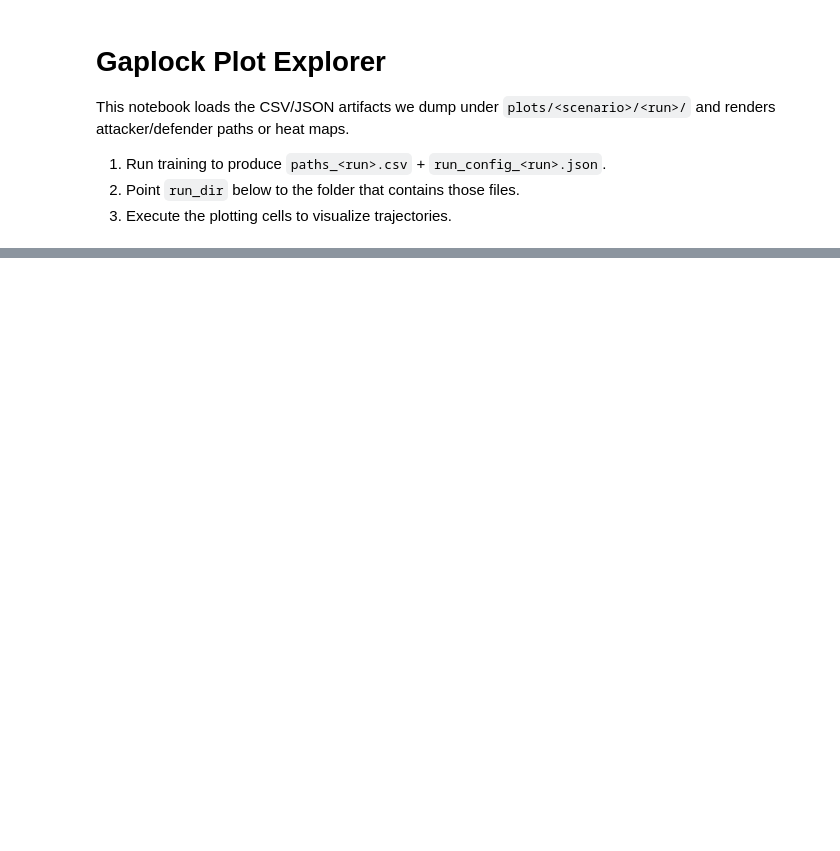
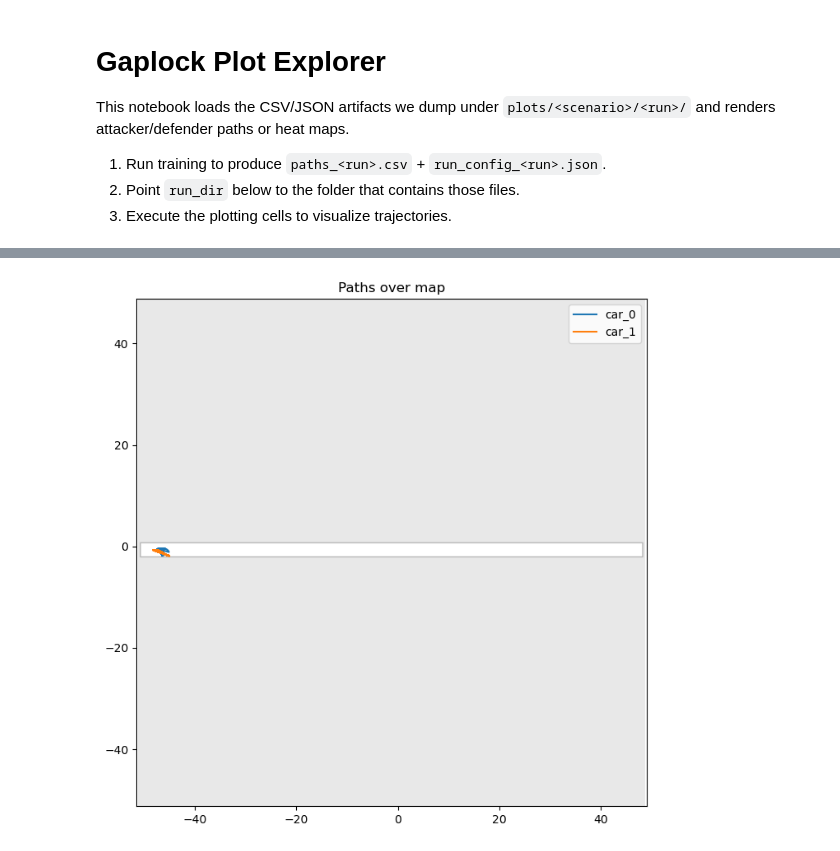
Before and after one commit to ahoop004/F110_MARL, a Jupyter notebook: plots_viewer.ipynb, the cells around one changed output, grey strips where cells are left out. Cells and saved outputs as stored; diff of their text form; code cells hidden in the pictures; blank space fills up the shorter version.

```diff
--- a/plots_viewer.ipynb
+++ b/plots_viewer.ipynb
@@ -42,11 +65,3 @@ plt.show()
-# %%
-agent = 'car_0'
-agent_df = df[df['agent_id'] == agent]
-plt.figure(figsize=(6,6))
-sns.kdeplot(data=agent_df, x='x', y='y', fill=True, cmap='magma', thresh=0.05)
-plt.axis('equal')
-plt.title(f'Heat map for {agent}')
-plt.show()
 # %%
 def plot_stacked_paths(dataframe, agents=None, max_episodes=None, stride=1):
     plt.figure(figsize=(8,8))
@@ -76,6 +95,8 @@ plot_cause_histogram(df)
 # %%
 import yaml
 from PIL import Image
+
+
 def load_map_geometry(run_config):
     try:
         map_name = run_config['scenario']['env']['map']
@@ -84,10 +105,12 @@ def load_map_geometry(run_config):
     candidates = [
         Path('maps') / map_name / 'map.yaml',
         Path('maps') / map_name / f'{map_name}.yaml',
+        Path('maps') / f'{map_name}.yaml',
         Path('maps') / f'{map_name}_map.yaml',
     ]
     map_path = next((p for p in candidates if p.exists()), None)
     if map_path is None:
+        print(f"Warning: map metadata for {map_name!r} not found in maps/")
         return None
     with map_path.open() as fh:
         yaml_data = yaml.safe_load(fh)
@@ -97,5 +120,7 @@ def load_map_geometry(run_config):
         if image_path.exists():
             yaml_data['_image_path'] = str(image_path)
     return yaml_data
+
+
 map_bundle = load_map_geometry(run_cfg)
 map_bundle
@@ -102,31 +143,59 @@ map_bundle
 # %%
-def plot_paths_with_map(dataframe, map_data, agents=('car_0','car_1'), episode=None):
-    plt.figure(figsize=(8,8))
+def plot_paths_with_map(dataframe, map_data, agents=('car_0', 'car_1'), episode=None):
+    plt.figure(figsize=(8, 8))
+    map_extent = None
     if map_data and '_image_path' in map_data:
         img = Image.open(map_data['_image_path'])
-        img = img.transpose(Image.FLIP_TOP_BOTTOM)
         width, height = img.size
         resolution = float(map_data.get('resolution', 1.0))
         origin = map_data.get('origin', [0.0, 0.0, 0.0])
-        extent = [
+        map_extent = [
             origin[0],
             origin[0] + width * resolution,
             origin[1],
             origin[1] + height * resolution,
         ]
-        plt.imshow(img, extent=extent, cmap='gray', alpha=0.3)
+        plt.imshow(img, extent=map_extent, cmap='gray', alpha=0.3, origin='upper')
     elif map_data and 'walls' in map_data:
         for wall in map_data['walls']:
             xs = [pt[0] for pt in wall]
             ys = [pt[1] for pt in wall]
             plt.plot(xs, ys, color='gray', linewidth=1)
+
+    filtered = dataframe[dataframe['agent_id'].isin(agents)]
+    if episode is not None:
+        filtered = filtered[filtered['episode'] == episode]
     for agent in agents:
-        subset = dataframe[dataframe['agent_id'] == agent]
-        if episode is not None:
-            subset = subset[subset['episode'] == episode]
+        subset = filtered[filtered['agent_id'] == agent]
+        if subset.empty:
+            continue
         plt.plot(subset['x'], subset['y'], label=agent)
+
+    if map_extent and not filtered.empty:
+        traj_x_min, traj_x_max = filtered['x'].min(), filtered['x'].max()
+        traj_y_min, traj_y_max = filtered['y'].min(), filtered['y'].max()
+        extent_x_min, extent_x_max = map_extent[0], map_extent[1]
+        extent_y_min, extent_y_max = map_extent[2], map_extent[3]
+        if (
+            traj_x_min < extent_x_min
+            or traj_x_max > extent_x_max
+            or traj_y_min < extent_y_min
+            or traj_y_max > extent_y_max
+        ):
+            print(
+                'Warning: trajectory bounds extend outside map extent: '
+                f'x=[{traj_x_min:.2f}, {traj_x_max:.2f}] vs '
+                f'[{extent_x_min:.2f}, {extent_x_max:.2f}], '
+                f'y=[{traj_y_min:.2f}, {traj_y_max:.2f}] vs '
+                f'[{extent_y_min:.2f}, {extent_y_max:.2f}]'
+            )
+
     plt.axis('equal')
     plt.legend()
     plt.title('Paths over map')
     plt.show()
+
+
 plot_paths_with_map(df, map_bundle)
+# %% [output]
+[figure, added]
```
Also changed, not shown: parts of 5 cells of this notebook, 12 other files.
